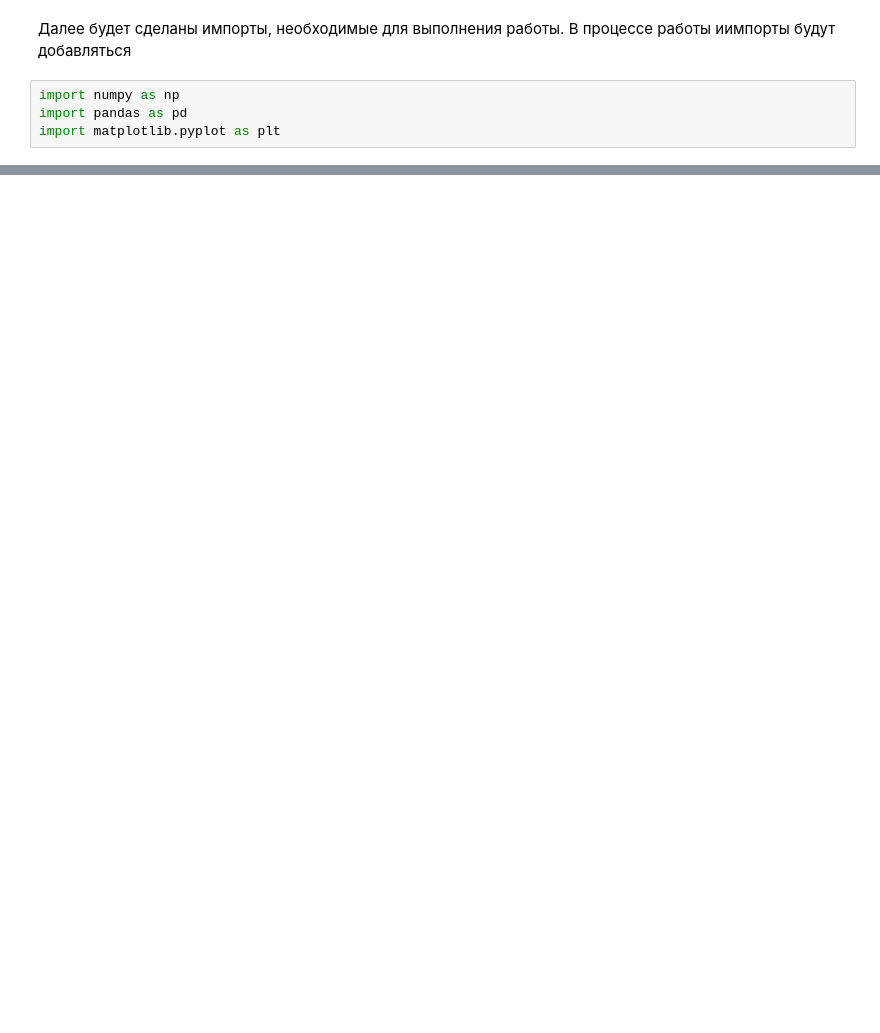
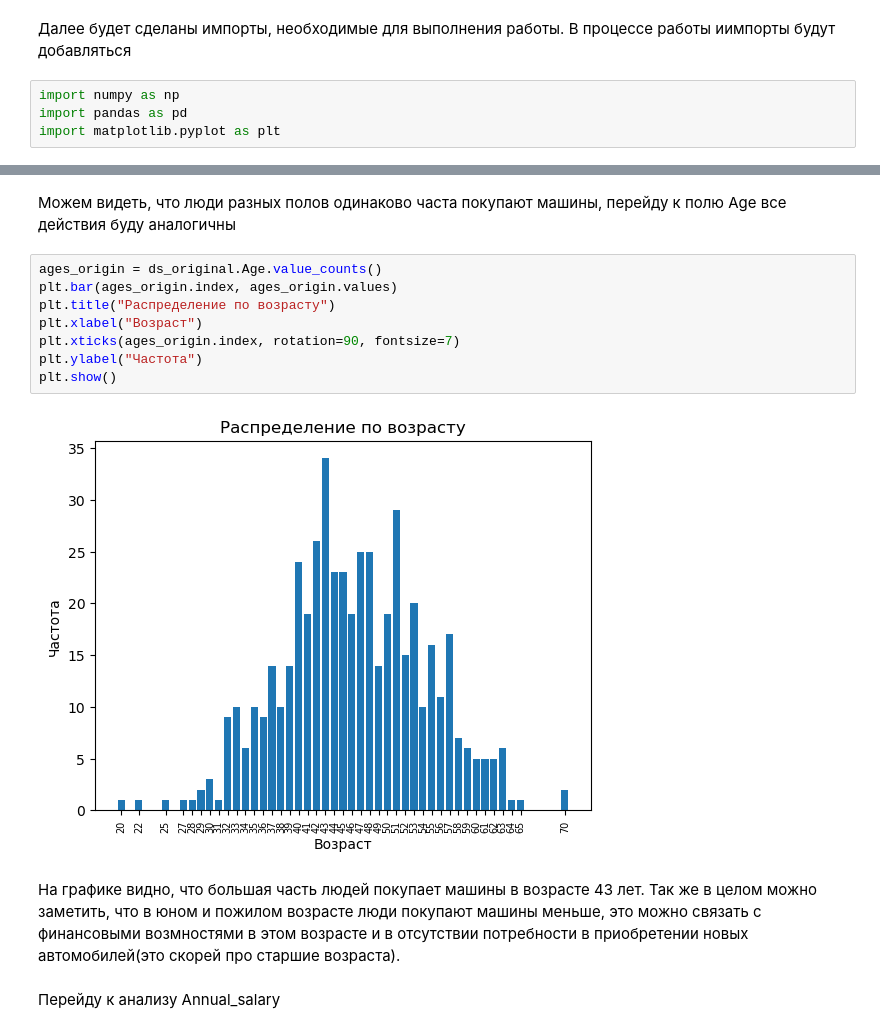
Before and after one commit to KorolevIvanMi/ML, a Jupyter notebook: labs/lab1.ipynb, the cells around one changed output, grey strips where cells are left out. Cells and saved outputs as stored; diff of their text form; blank space fills up the shorter version.

```diff
--- a/labs/lab1.ipynb
+++ b/labs/lab1.ipynb
@@ -29,0 +80,16 @@ memory usage: 39.2 KB
+# %% [markdown]
+Можем видеть, что люди разных полов одинаково часта покупают машины, перейду к полю Age все действия буду аналогичны
+# %%
+ages_origin = ds_original.Age.value_counts()
+plt.bar(ages_origin.index, ages_origin.values)
+plt.title("Распределение по возрасту")
+plt.xlabel("Возраст")
+plt.xticks(ages_origin.index, rotation=90, fontsize=7)
+plt.ylabel("Частота")
+plt.show()
+# %% [output]
+[figure, added]
+# %% [markdown]
+На графике видно, что большая часть людей покупает машины в возрасте 43 лет. Так же в целом можно заметить, что в юном и пожилом возрасте люди покупают машины меньше, это можно связать с финансовыми возмностями в этом возрасте и в отсутствии потребности в приобретении новых автомобилей(это скорей про старшие возраста).
+# %% [markdown]
+Перейду к анализу Annual_salary
```
Also changed, not shown: parts of 23 cells of this notebook, 1 other file.
